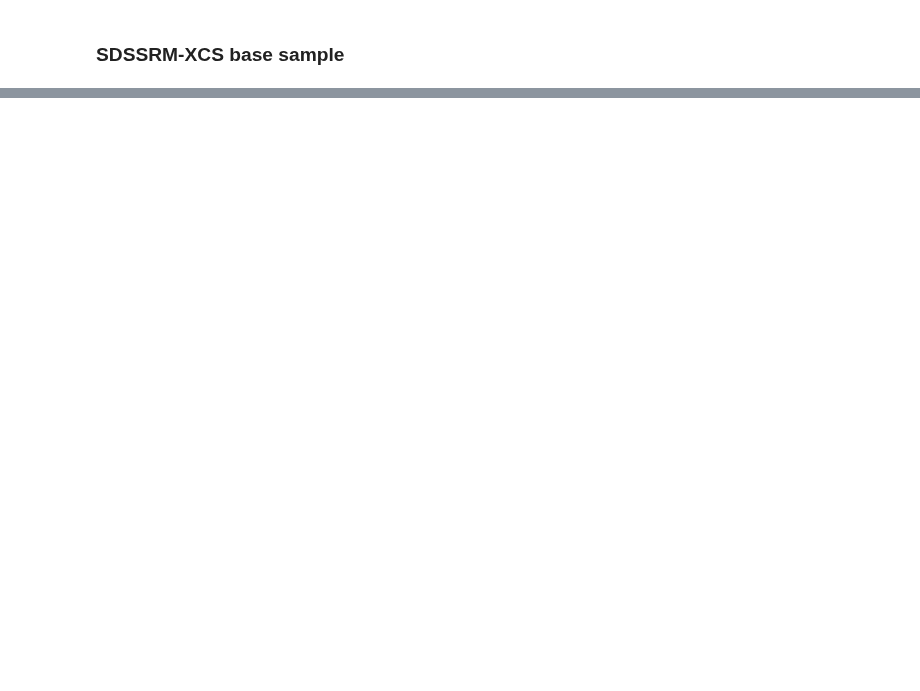
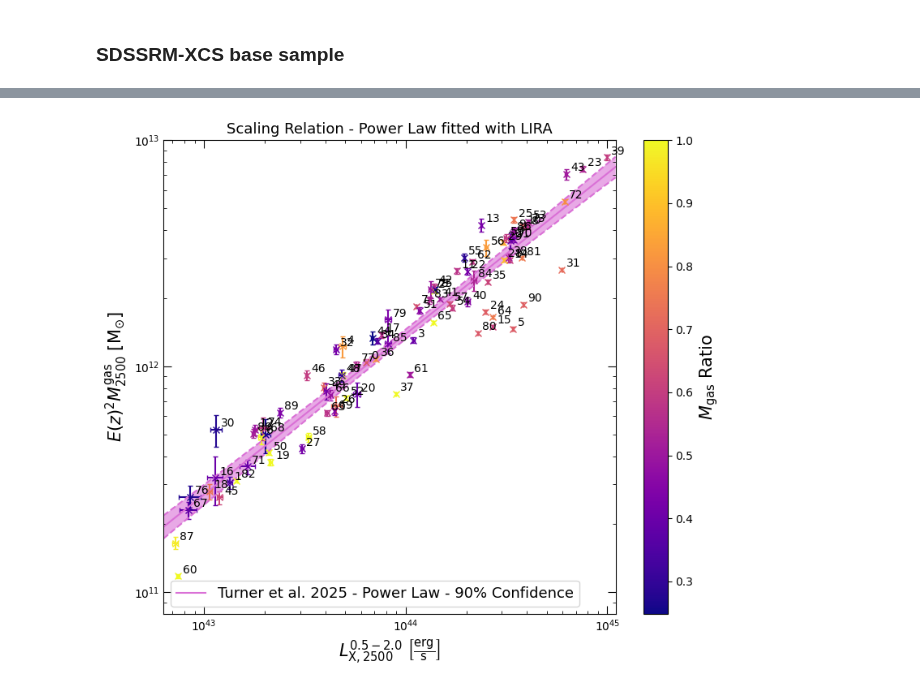
Before and after one commit to DavidT3/XCS-Mass-II-Analysis, a Jupyter notebook: notebooks/exploring_scatter/gasmass-Lx_as_scatter_diagnostic.ipynb, the cells around one changed output, grey strips where cells are left out. Cells and saved outputs as stored; diff of their text form; code cells hidden in the pictures; blank space fills up the shorter version.

Commit message:
Adding to the gasmass-Lx scatter notebook, though still prototyping and exploring, nothing final yet

```diff
--- a/notebooks/exploring_scatter/gasmass-Lx_as_scatter_diagnostic.ipynb
+++ b/notebooks/exploring_scatter/gasmass-Lx_as_scatter_diagnostic.ipynb
@@ -45,0 +87,3 @@ sdssxcs_base.head(6)
+# %%
+sdssxcs_samp = pd.merge(sdssxcs_base, sdssxcs_txlx, left_on='name', right_on='name', how='outer')
+sdssxcs_samp = pd.merge(sdssxcs_samp, sdssxcs_mass, left_on='name', right_on='name', how='outer')
@@ -45,0 +92,3 @@ sdssxcs_base.head(6)
+# %%
+with open('../../outputs/scaling_relations/sdssrm-xcs_new/mgas-lx/turner2025_mgas2500_lxbol_2500.xgarel', 'rb') as scalo:
+    mgas2500_lxbol_2500 = pickle.load(scalo)
@@ -45,0 +97,3 @@ sdssxcs_base.head(6)
+# %%
+with open('../../outputs/scaling_relations/sdssrm-xcs_new/mgas-lx/turner2025_mgas2500_lx52_2500.xgarel', 'rb') as scalo:
+    mgas2500_lx52_2500 = pickle.load(scalo)
@@ -45,0 +112,20 @@ sdssxcs_base.head(6)
+# %%
+# As the relation is not guaranteed to contain all the data points in the same file, nor to necessarily be in the same order, we
+#  use this search-sorted trick to get the indices in the base sample that correspond to the names given to each datapoint when
+#  the scaling relation was constructed
+sort_rel_names = np.argsort(sdssxcs_samp['name'].values)
+pnt_samp_ind = sort_rel_names[np.searchsorted(sdssxcs_samp['name'].values, mgas2500_lxbol_2500.point_names, sorter=sort_rel_names)]
+
+# Reads out gas masses in two apertures, in the right order!
+mgas2500 = sdssxcs_samp.loc[pnt_samp_ind, 'Mg2500_wraderr'].values
+mgas500 = sdssxcs_samp.loc[pnt_samp_ind, 'Mg500_wraderr'].values
+
+# Don't recommend setting attributes directly, but apparently I never added property setters for these when I
+#  wrote this class
+rat = (mgas2500 / (mgas500-mgas2500))
+rat[rat > 1] = 1
+mgas2500_lxbol_2500._third_dim_info = rat
+mgas2500_lxbol_2500._third_dim_name = r"$M_{\rm{gas}}$ Ratio"
+
+mgas2500_lxbol_2500.view(figsize=(8, 7), y_lims=Quantity([0.8e+11, 1e+13], 'Msun'), label_points=False,
+                         point_label_offset=(0.01, 0.001))
@@ -45,0 +189,8 @@ sdssxcs_base.head(6)
+# %%
+mgas2500_lx52_2500._third_dim_info = rat
+mgas2500_lx52_2500._third_dim_name = r"$M_{\rm{gas}}$ Ratio"
+
+mgas2500_lx52_2500.view(figsize=(8, 7), y_lims=Quantity([0.8e+11, 1e+13], 'Msun'), label_points=True,
+                         point_label_offset=(0.01, 0.001))
+# %% [output]
+[figure, added]
```
Also changed, not shown: parts of 30 cells of this notebook.
